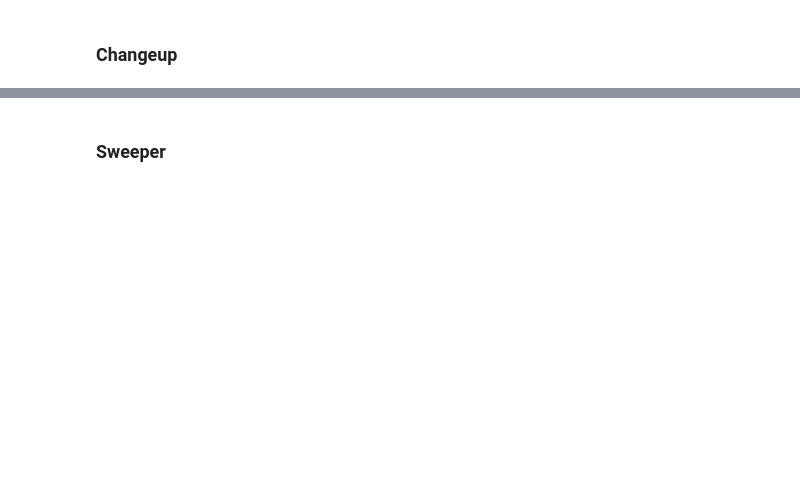
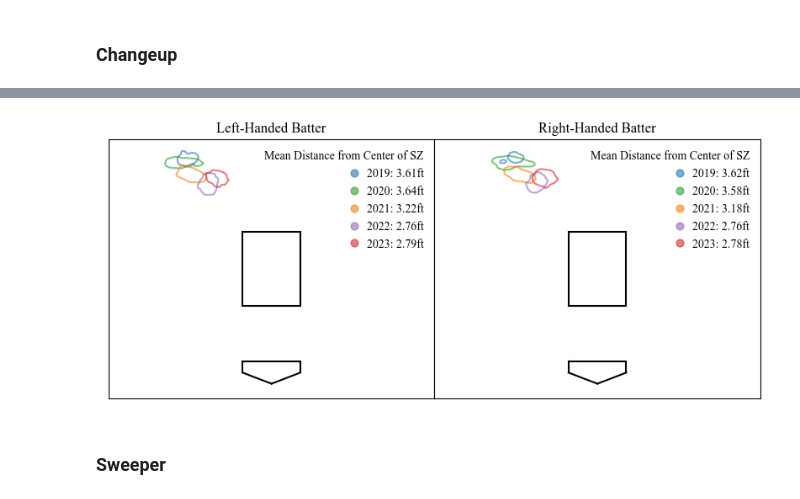
Before and after one commit to CYoung73/STA160-Final, a Jupyter notebook: STA160_Final_EDA.ipynb, the cells around one changed output, grey strips where cells are left out. Saved outputs shown, nothing was run; the diff lists cells and outputs as text; code cells hidden in the pictures; blank space fills up the shorter version.

```diff
--- a/STA160_Final_EDA.ipynb
+++ b/STA160_Final_EDA.ipynb
@@ -132,5 +62,0 @@ def plot_pitch_locations(year):
-# %%
-for year in np.arange(2019, 2024):
-    draw_strike_zone()
-    draw_home_plate()
-    plot_pitch_locations(year)
@@ -168,5 +62,0 @@ def plot_release_position(year):
-# %%
-for year in np.arange(2019, 2024):
-    draw_strike_zone()
-    draw_home_plate()
-    plot_release_position(year)
@@ -192,0 +65,3 @@ def plot_pitch_location_contour(year, pitch):
+# %%
+def distance_from_center_strike_zone(x, y):
+    return np.sqrt(x**2 + (y-2.5)**2)
@@ -204,2 +127,6 @@ for year in np.arange(2019, 2024):
+# %%
+plot_pitch_release_contour('Changeup', year_color_map)
+# %% [output]
+[figure, added]
 # %% [markdown]
 ### Sweeper
```
Also changed, not shown: parts of 41 cells of this notebook.
